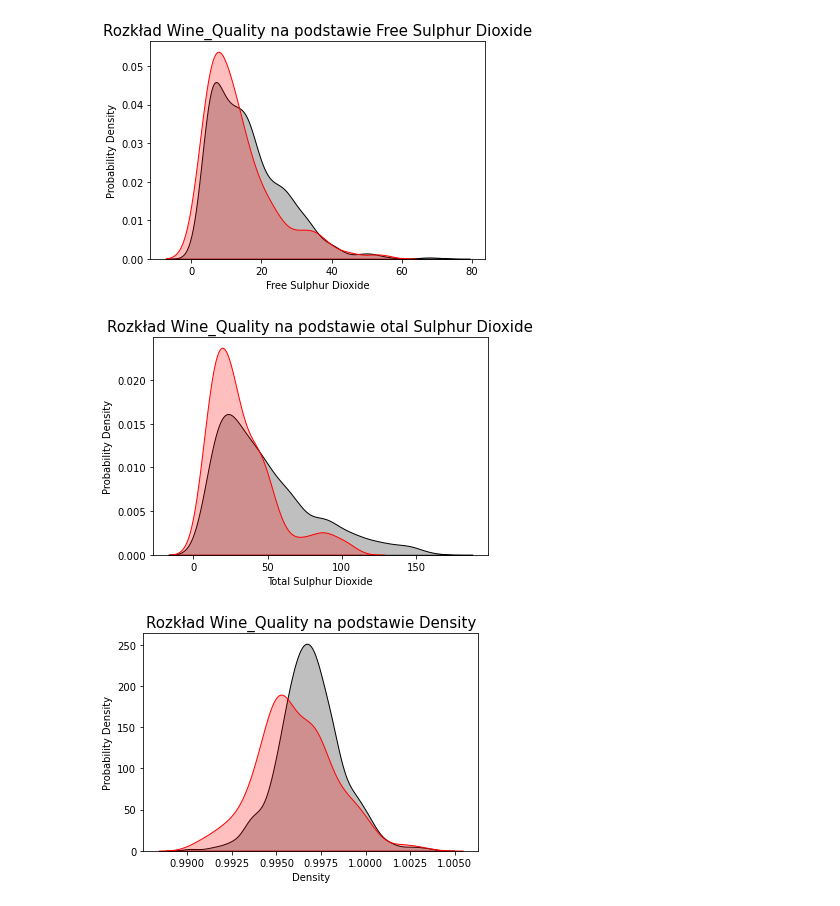
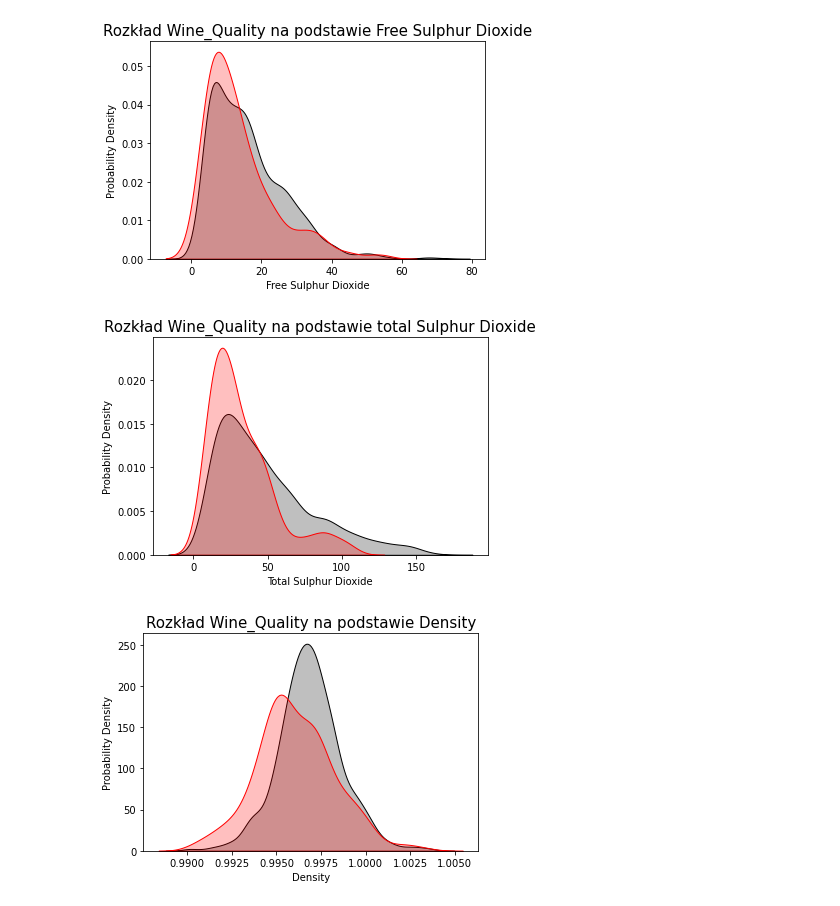
Before and after one commit to infoshareacademy/jdszr4-animalsi, a Jupyter notebook: wino/task_6/Wine_Quality_Model_KNN.ipynb, the cells around one changed output. Saved outputs shown, nothing was run; the diff lists cells and outputs as text; code cells hidden in the pictures.

```diff
--- a/wino/task_6/Wine_Quality_Model_KNN.ipynb
+++ b/wino/task_6/Wine_Quality_Model_KNN.ipynb
@@ -137,9 +137,9 @@ corr_cols = ['citric acid', 'free sulfur dioxide', 'total sulfur dioxide', 'dens
 Wine_Quality = []
 for k in dane.quality:
     if(k>=7):
+        Wine_Quality.append(2)
+    else:
         Wine_Quality.append(1)
-    else:
-        Wine_Quality.append(0)
 
 dane = dane.drop('quality', axis=1)
 dane['Wine_Quality'] = Wine_Quality
@@ -228,12 +228,12 @@ plt.show()
 # %% [output]
 [figure]
 # %%
-sns.kdeplot(dane.loc[dane['Wine_Quality']==0]['total sulfur dioxide'],shade = True,color = 'black',label = 'NOT GOOD')
-sns.kdeplot(dane.loc[dane['Wine_Quality']==1]['total sulfur dioxide'],shade = True,color = 'red',label = 'GOOD')
+sns.kdeplot(dane.loc[dane['Wine_Quality']==1]['total sulfur dioxide'],shade = True,color = 'black',label = 'NOT GOOD')
+sns.kdeplot(dane.loc[dane['Wine_Quality']==2]['total sulfur dioxide'],shade = True,color = 'red',label = 'GOOD')
 plt.xlabel("Total Sulphur Dioxide")
-plt.title("Rozkład Wine_Quality na podstawie otal Sulphur Dioxide", fontsize = 15)
+plt.title("Rozkład Wine_Quality na podstawie total Sulphur Dioxide", fontsize = 15)
 plt.ylabel("Probability Density")
 plt.show()
 # %% [output]
-[figure, old version]
+[figure, new version]
 # %%
```
Also changed, not shown: parts of 44 cells of this notebook.
